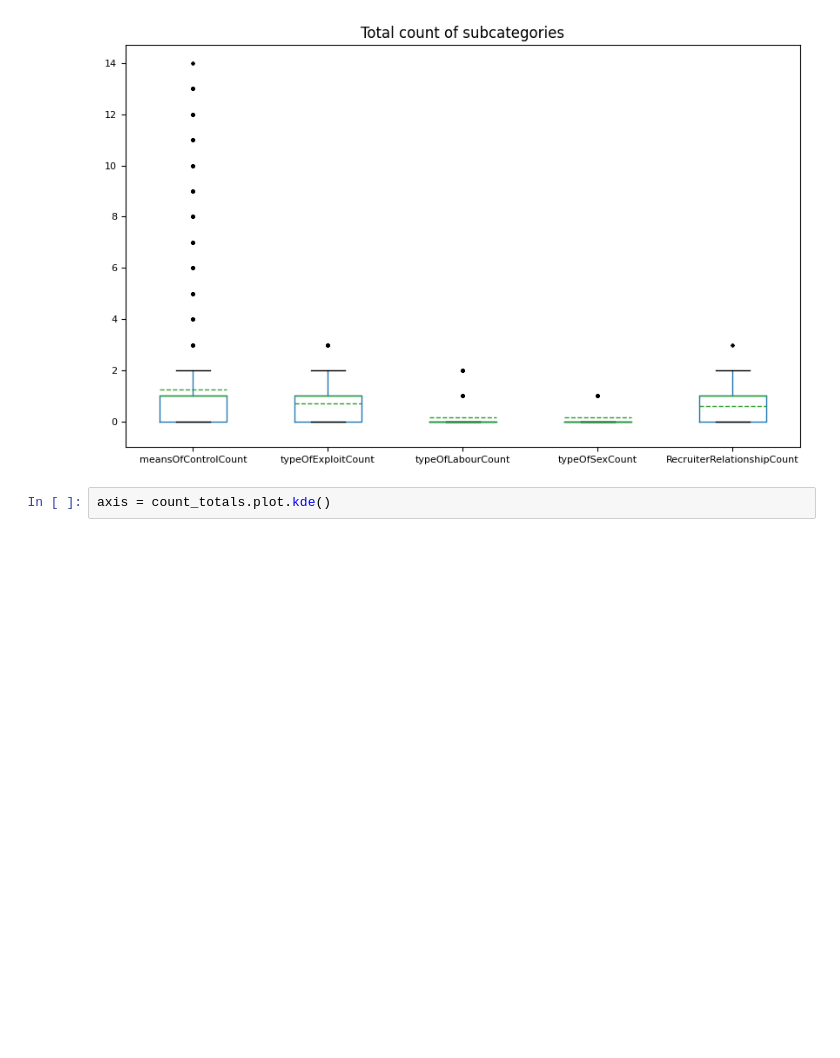
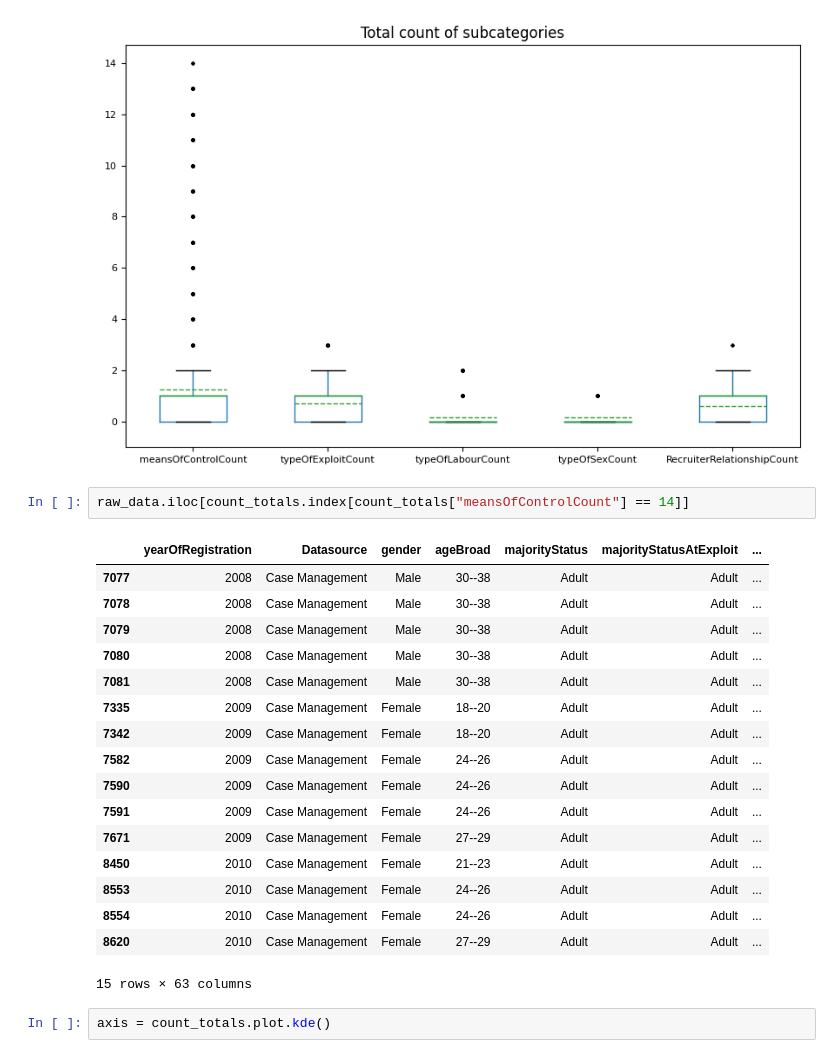
Before and after one commit to JPena-code/minig-course, a Jupyter notebook: EDA.ipynb, the cells around one changed output. Drawn from its saved outputs; the diff is of its cells as text; blank space fills up the shorter version.

```diff
--- a/EDA.ipynb
+++ b/EDA.ipynb
@@ -307,6 +308,26 @@ axis.set_ylim(-1)
 title = axis.set_title('Total count of subcategories')
 # %% [output]
 [figure]
+# %%
+raw_data.iloc[count_totals.index[count_totals["meansOfControlCount"] == 14]]
+# %% [output]
+|  | yearOfRegistration | Datasource | gender | ageBroad | majorityStatus | majorityStatusAtExploit | ... |
+| 7077 | 2008 | Case Management | Male | 30--38 | Adult | Adult | ... |
+| 7078 | 2008 | Case Management | Male | 30--38 | Adult | Adult | ... |
+| 7079 | 2008 | Case Management | Male | 30--38 | Adult | Adult | ... |
+| 7080 | 2008 | Case Management | Male | 30--38 | Adult | Adult | ... |
+| 7081 | 2008 | Case Management | Male | 30--38 | Adult | Adult | ... |
+| 7335 | 2009 | Case Management | Female | 18--20 | Adult | Adult | ... |
+| 7342 | 2009 | Case Management | Female | 18--20 | Adult | Adult | ... |
+| 7582 | 2009 | Case Management | Female | 24--26 | Adult | Adult | ... |
+| 7590 | 2009 | Case Management | Female | 24--26 | Adult | Adult | ... |
+| 7591 | 2009 | Case Management | Female | 24--26 | Adult | Adult | ... |
+| 7671 | 2009 | Case Management | Female | 27--29 | Adult | Adult | ... |
+| 8450 | 2010 | Case Management | Female | 21--23 | Adult | Adult | ... |
+| 8553 | 2010 | Case Management | Female | 24--26 | Adult | Adult | ... |
+| 8554 | 2010 | Case Management | Female | 24--26 | Adult | Adult | ... |
+| 8620 | 2010 | Case Management | Female | 27--29 | Adult | Adult | ... |
+15 rows × 63 columns
 # %%
 axis = count_totals.plot.kde()
 # %% [output]
```
Also changed, not shown: parts of 10 cells of this notebook, 1 other file.
